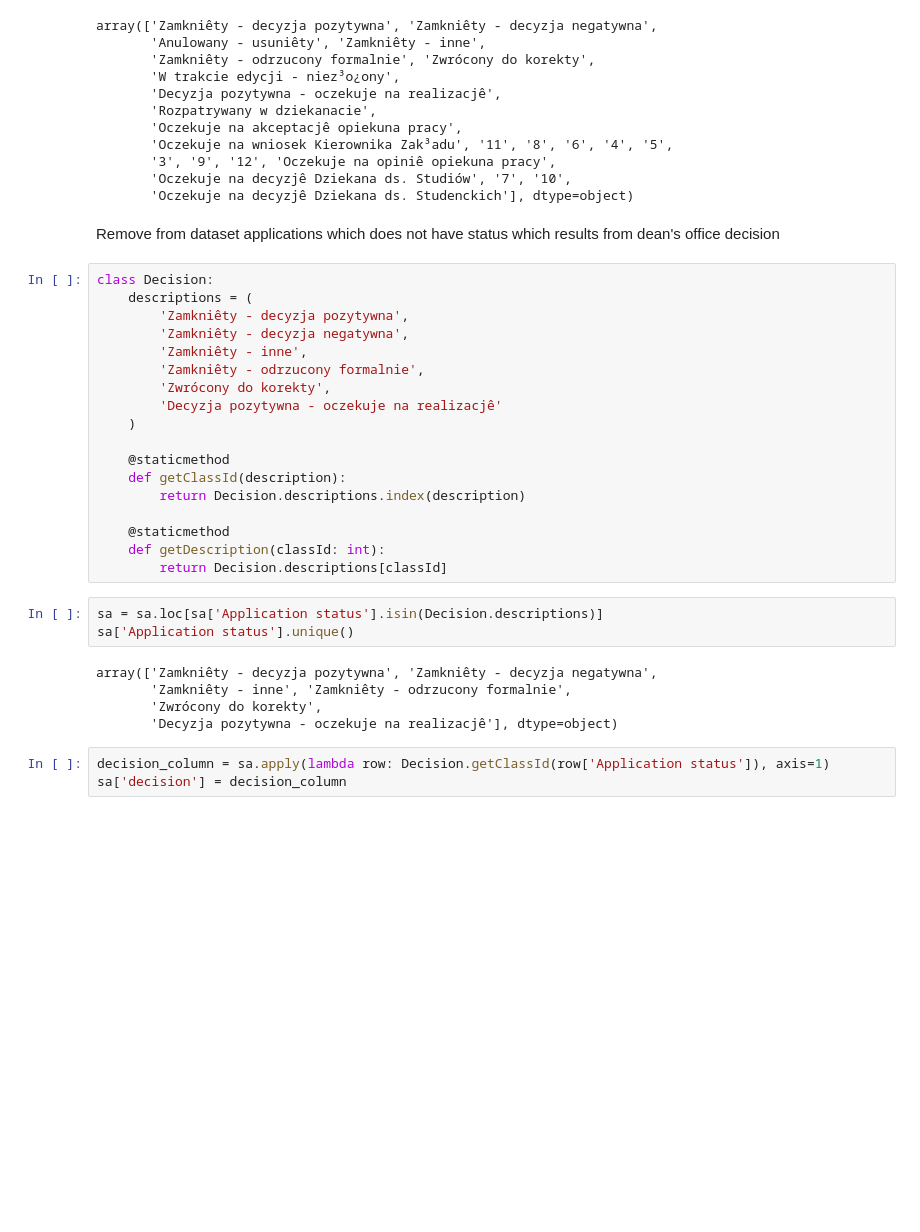
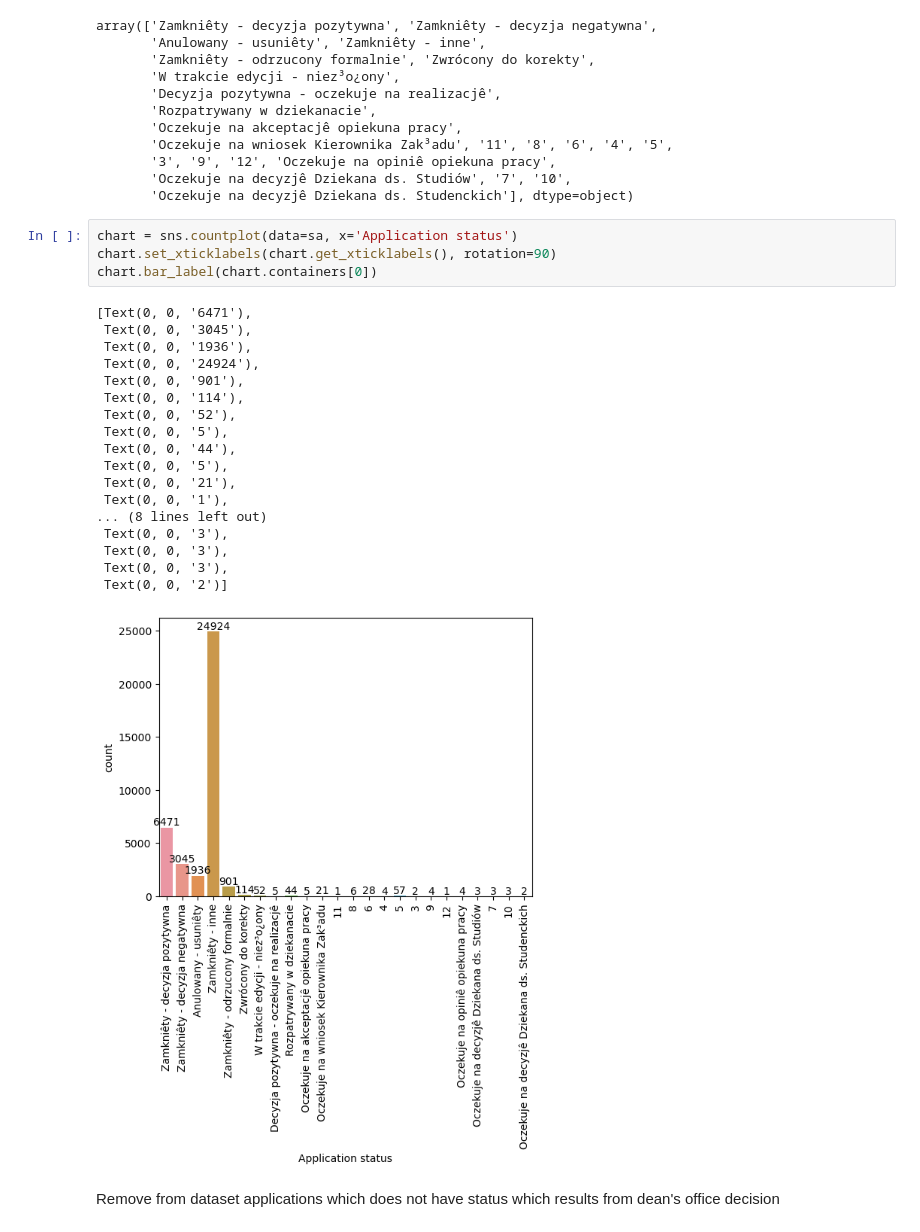
Before and after one commit to lukomski/ppda-student-applications, a Jupyter notebook: student_applications.ipynb, the cells around one changed output. Cells and saved outputs as stored; diff of their text form; blank space fills up the shorter version.

```diff
--- a/student_applications.ipynb
+++ b/student_applications.ipynb
@@ -67,34 +65,28 @@ array(['Zamkniêty - decyzja pozytywna', 'Zamkniêty - decyzja negatywna',
        '3', '9', '12', 'Oczekuje na opiniê opiekuna pracy',
        'Oczekuje na decyzjê Dziekana ds. Studiów', '7', '10',
        'Oczekuje na decyzjê Dziekana ds. Studenckich'], dtype=object)
+# %%
+chart = sns.countplot(data=sa, x='Application status')
+chart.set_xticklabels(chart.get_xticklabels(), rotation=90)
+chart.bar_label(chart.containers[0])
+# %% [output]
+[Text(0, 0, '6471'),
+ Text(0, 0, '3045'),
+ Text(0, 0, '1936'),
+ Text(0, 0, '24924'),
+ Text(0, 0, '901'),
+ Text(0, 0, '114'),
+ Text(0, 0, '52'),
+ Text(0, 0, '5'),
+ Text(0, 0, '44'),
+ Text(0, 0, '5'),
+ Text(0, 0, '21'),
+ Text(0, 0, '1'),
+... (8 lines left out)
+ Text(0, 0, '3'),
+ Text(0, 0, '3'),
+ Text(0, 0, '3'),
+ Text(0, 0, '2')]
+[figure, added]
 # %% [markdown]
 Remove from dataset applications which does not have status which results from dean's office decision
-# %%
-class Decision:
-    descriptions = (
-        'Zamkniêty - decyzja pozytywna',
-        'Zamkniêty - decyzja negatywna',
-        'Zamkniêty - inne',
-        'Zamkniêty - odrzucony formalnie',
-        'Zwrócony do korekty',
-        'Decyzja pozytywna - oczekuje na realizacjê'
-    )
-
-    @staticmethod
-    def getClassId(description):
-        return Decision.descriptions.index(description)
-
-    @staticmethod
-    def getDescription(classId: int):
-        return Decision.descriptions[classId]
-# %%
-sa = sa.loc[sa['Application status'].isin(Decision.descriptions)]
-sa['Application status'].unique()
-# %% [output]
-array(['Zamkniêty - decyzja pozytywna', 'Zamkniêty - decyzja negatywna',
-       'Zamkniêty - inne', 'Zamkniêty - odrzucony formalnie',
-       'Zwrócony do korekty',
-       'Decyzja pozytywna - oczekuje na realizacjê'], dtype=object)
-# %%
-decision_column = sa.apply(lambda row: Decision.getClassId(row['Application status']), axis=1)
-sa['decision'] = decision_column
```
Also changed, not shown: parts of 5 cells of this notebook.
